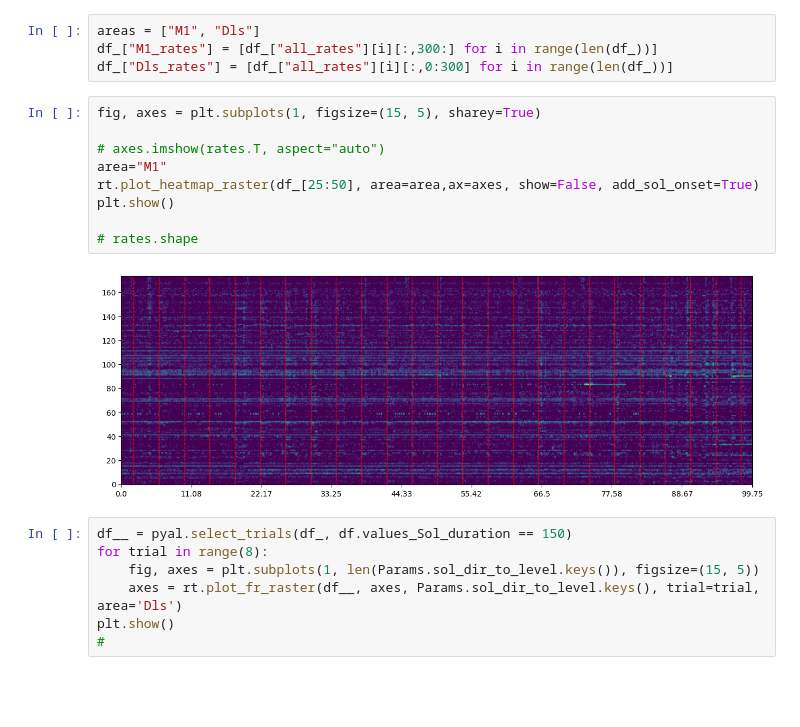
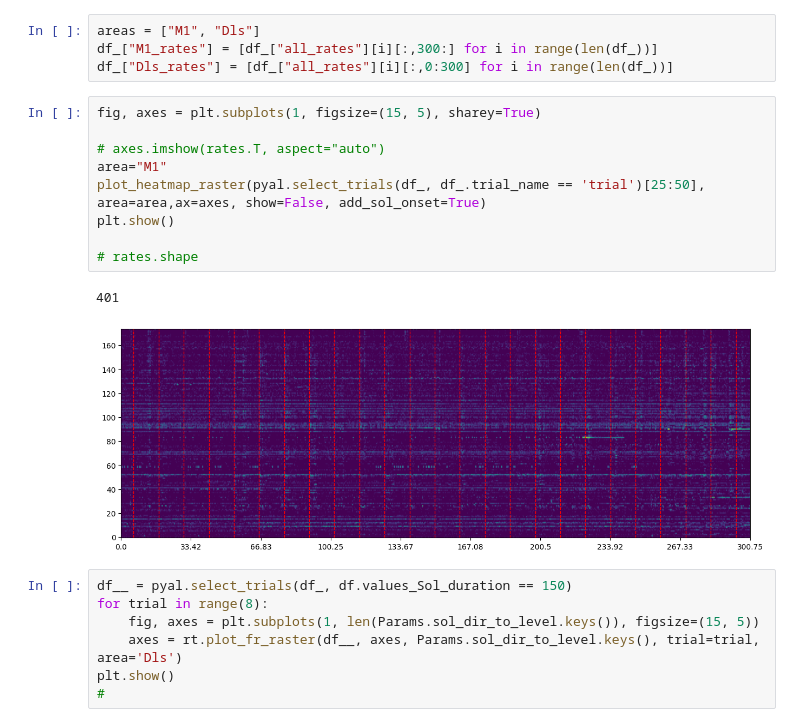
Before and after one commit to martinesparza/earthquake-analysis, a Jupyter notebook: notebooks/M044_2024_12_04_09_30_martin.ipynb, the cells around one changed output. Cells and saved outputs as stored; diff of their text form; blank space fills up the shorter version.

```diff
--- a/notebooks/M044_2024_12_04_09_30_martin.ipynb
+++ b/notebooks/M044_2024_12_04_09_30_martin.ipynb
@@ -85,14 +89,15 @@ df_["Dls_rates"] = [df_["all_rates"][i][:,0:300] for i in range(len(df_))]
 # %%
 fig, axes = plt.subplots(1, figsize=(15, 5), sharey=True)
 
 # axes.imshow(rates.T, aspect="auto")
 area="M1"
-rt.plot_heatmap_raster(df_[25:50], area=area,ax=axes, show=False, add_sol_onset=True)
+plot_heatmap_raster(pyal.select_trials(df_, df_.trial_name == 'trial')[25:50], area=area,ax=axes, show=False, add_sol_onset=True)
 plt.show()
 
 # rates.shape
 # %% [output]
+401
-[figure, old version]
+[figure, new version]
 # %%
 df__ = pyal.select_trials(df_, df.values_Sol_duration == 150)
 for trial in range(8):
```
Also changed, not shown: parts of 6 cells of this notebook, 3 other files.
